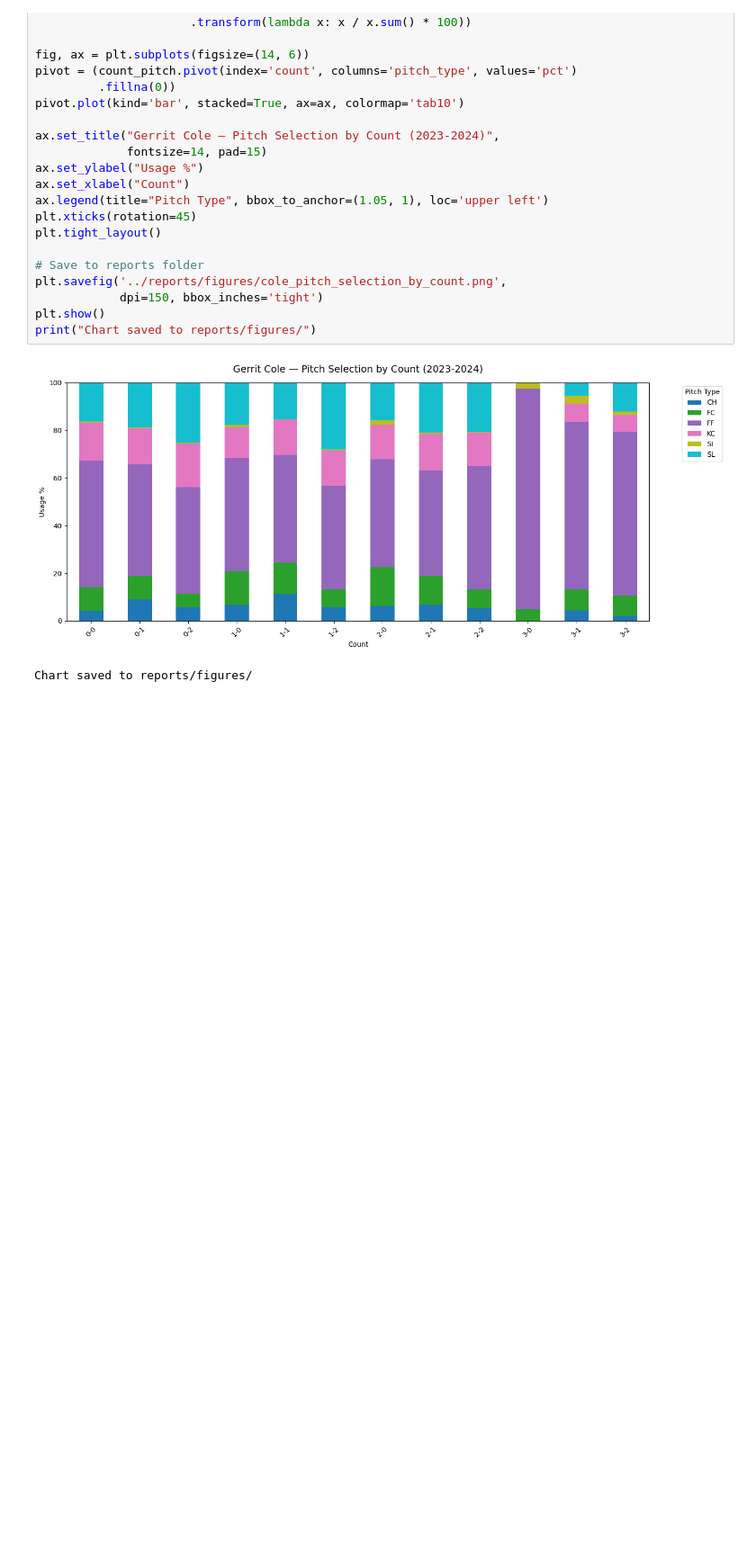
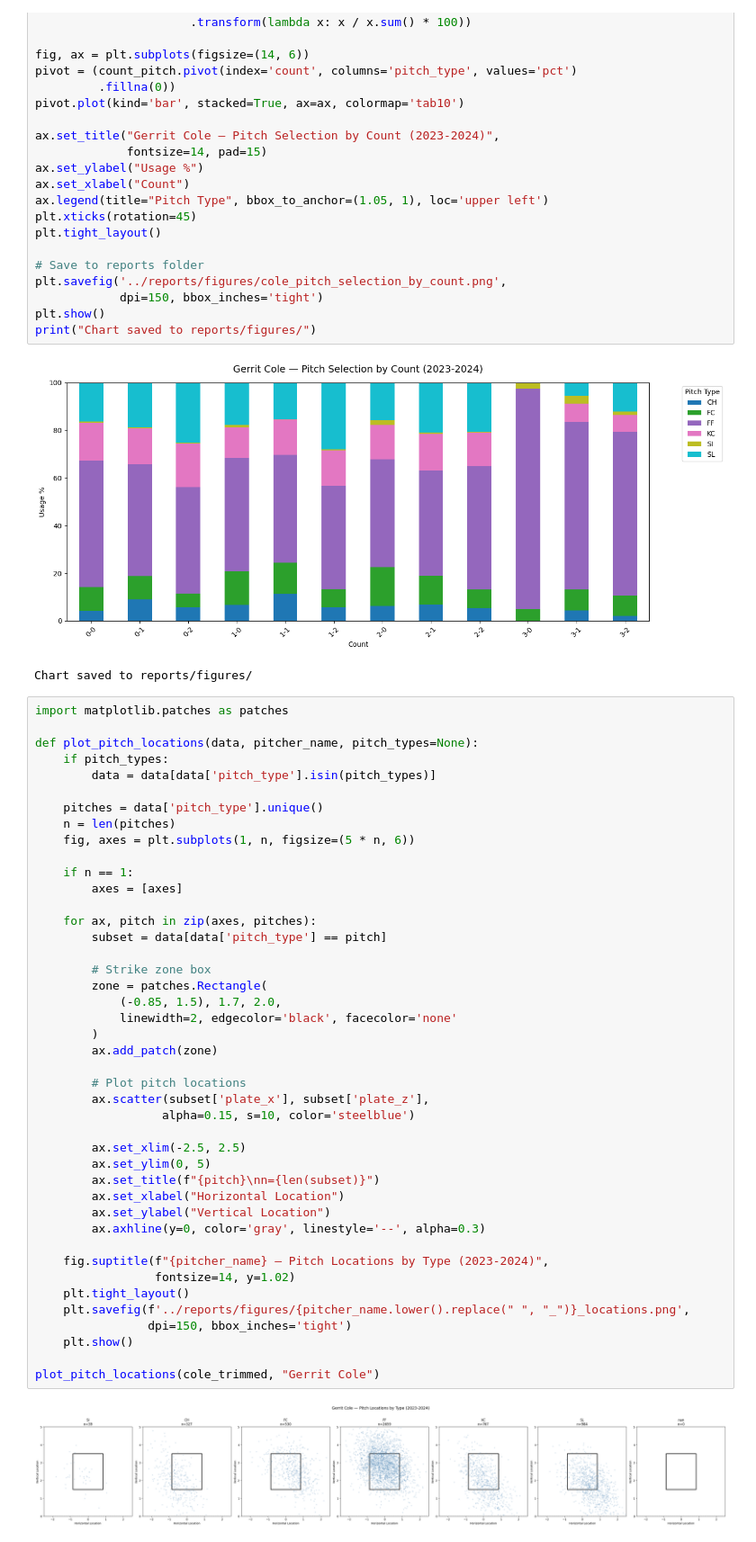
Before and after one commit to PG-23/OffScript, a Jupyter notebook: notebooks/01_initial_exploration.ipynb, the cells around one changed output. Shown at 90% size. Cells and saved outputs as stored; diff of their text form; blank space fills up the shorter version.

```diff
--- a/notebooks/01_initial_exploration.ipynb
+++ b/notebooks/01_initial_exploration.ipynb
@@ -152,3 +152,48 @@ print("Chart saved to reports/figures/")
 # %% [output]
 [figure]
 Chart saved to reports/figures/
+# %%
+import matplotlib.patches as patches
+
+def plot_pitch_locations(data, pitcher_name, pitch_types=None):
+    if pitch_types:
+        data = data[data['pitch_type'].isin(pitch_types)]
+
+    pitches = data['pitch_type'].unique()
+    n = len(pitches)
+    fig, axes = plt.subplots(1, n, figsize=(5 * n, 6))
+
+    if n == 1:
+        axes = [axes]
+
+    for ax, pitch in zip(axes, pitches):
+        subset = data[data['pitch_type'] == pitch]
+
+        # Strike zone box
+        zone = patches.Rectangle(
+            (-0.85, 1.5), 1.7, 2.0,
+            linewidth=2, edgecolor='black', facecolor='none'
+        )
+        ax.add_patch(zone)
+
+        # Plot pitch locations
+        ax.scatter(subset['plate_x'], subset['plate_z'],
+                  alpha=0.15, s=10, color='steelblue')
+
+        ax.set_xlim(-2.5, 2.5)
+        ax.set_ylim(0, 5)
+        ax.set_title(f"{pitch}\nn={len(subset)}")
+        ax.set_xlabel("Horizontal Location")
+        ax.set_ylabel("Vertical Location")
+        ax.axhline(y=0, color='gray', linestyle='--', alpha=0.3)
+
+    fig.suptitle(f"{pitcher_name} — Pitch Locations by Type (2023-2024)",
+                 fontsize=14, y=1.02)
+    plt.tight_layout()
+    plt.savefig(f'../reports/figures/{pitcher_name.lower().replace(" ", "_")}_locations.png',
+                dpi=150, bbox_inches='tight')
+    plt.show()
+
+plot_pitch_locations(cole_trimmed, "Gerrit Cole")
+# %% [output]
+[figure, added]
```
Also changed, not shown: parts of 2 cells of this notebook, 3 other files.
